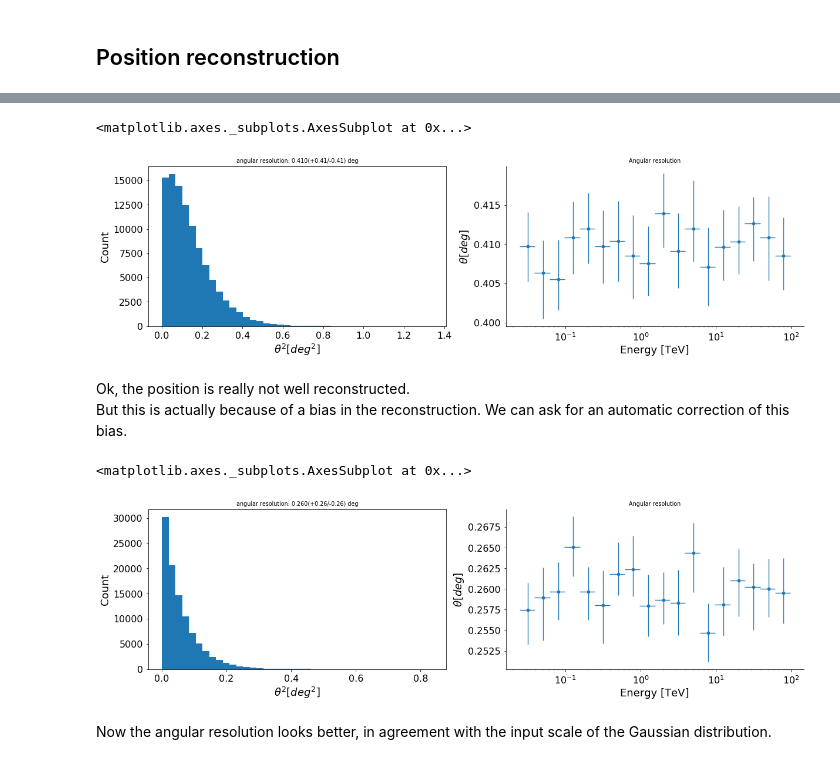
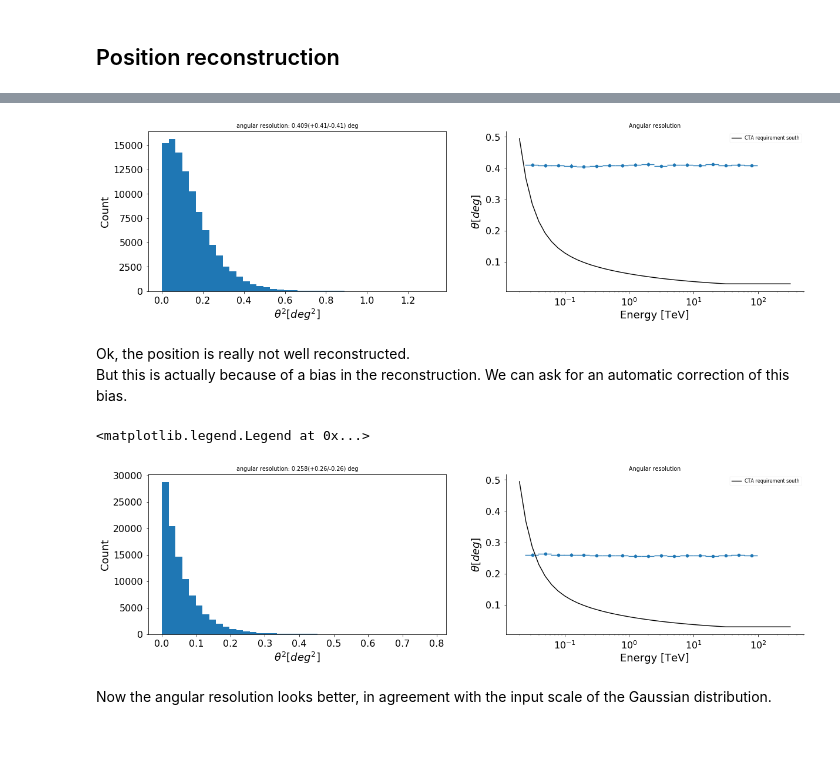
Before and after one commit to cta-observatory/ctaplot, a Jupyter notebook: examples/notebooks/resolution_examples.ipynb, the cells around one changed output, grey strips where cells are left out. Saved outputs shown, nothing was run; the diff lists cells and outputs as text; code cells hidden in the pictures.

Commit message:
improving notebook resolution_examples

```diff
--- a/examples/notebooks/resolution_examples.ipynb
+++ b/examples/notebooks/resolution_examples.ipynb
@@ -27,25 +26,29 @@ ctaplot.plot_field_of_view_map(reco_alt, reco_az, source_alt, source_az)
 fig, axes = plt.subplots(1, 2, figsize=(20,5))
 ctaplot.plot_theta2(reco_alt, reco_az, simu_alt, simu_az, bins=40, ax=axes[0])
 ctaplot.plot_angular_resolution_per_energy(reco_alt, reco_az, simu_alt, simu_az, simu_energy, ax=axes[1])
+ctaplot.plot_angular_resolution_cta_requirement('south', ax=axes[1], color='black')
+axes[1].legend();
 # %% [output]
-<matplotlib.axes._subplots.AxesSubplot at 0x...>
-[figure, old version]
+[figure, new version]
 # %% [markdown]
 Ok, the position is really not well reconstructed.
 But this is actually because of a bias in the reconstruction. We can ask for an automatic correction of this bias.
 # %%
 fig, axes = plt.subplots(1, 2, figsize=(20,5))
 ctaplot.plot_theta2(reco_alt, reco_az, simu_alt, simu_az,
                     bins=40,
                     bias_correction=True,
                     ax=axes[0])
 
 ctaplot.plot_angular_resolution_per_energy(reco_alt, reco_az, simu_alt, simu_az, simu_energy,
                                            bias_correction=True,
                                            ax=axes[1])
+
+ctaplot.plot_angular_resolution_cta_requirement('south', ax=axes[1], color='black')
+axes[1].legend()
 # %% [output]
-<matplotlib.axes._subplots.AxesSubplot at 0x...>
+<matplotlib.legend.Legend at 0x...>
-[figure, old version]
+[figure, new version]
 # %% [markdown]
 Now the angular resolution looks better, in agreement with the input scale of the Gaussian distribution.
 # %% [markdown]
```
Also changed, not shown: parts of 1 cell of this notebook.
